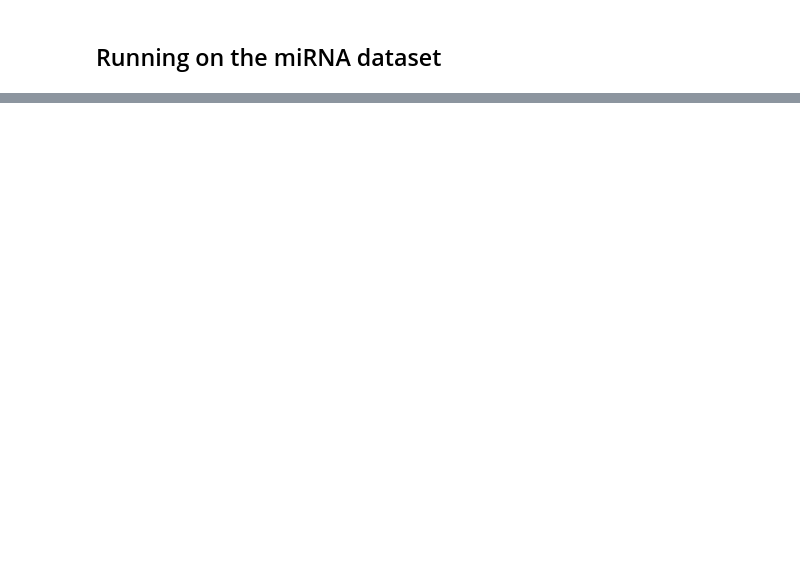
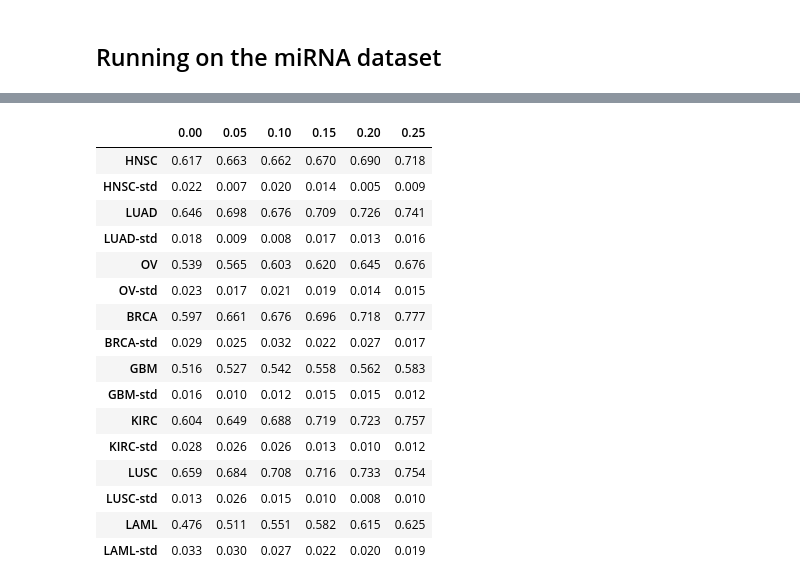
Before and after one commit to shaker82/MSSDA, a Jupyter notebook: SurvAIve/MSSDA/MSSDA_Notebook.ipynb, the cells around one changed output, grey strips where cells are left out. Cells and saved outputs as stored; diff of their text form; code cells hidden in the pictures; blank space fills up the shorter version.

```diff
--- a/SurvAIve/MSSDA/MSSDA_Notebook.ipynb
+++ b/SurvAIve/MSSDA/MSSDA_Notebook.ipynb
@@ -160,0 +458,40 @@ l3 = [8,9]
+# %%
+pkl_files = [results_folder/f for f in listdir(results_folder) if ".pkl" in f]
+parametrization_dic = defaultdict(lambda: defaultdict(lambda : defaultdict(lambda : defaultdict())))
+target_measure = -2 # -1 for c-index, and -2 for c-index'.
+target_epoch = 19
+for pkl_file in pkl_files:
+    with open(pkl_file, 'rb') as f:
+        unpickler = pickle.Unpickler(f)
+        new_args = unpickler.load()
+        key,domain,current_experiment, percent_target, value = get_params(new_args,target_epoch,target_measure)
+        parametrization_dic[key][domain][percent_target][current_experiment] = value
+
+results = pd.DataFrame()
+key = list(parametrization_dic.keys())[0]
+for domain in parametrization_dic[key].keys():
+    temp_dict = {}
+    for percent_target in parametrization_dic[key][domain].keys():
+
+        res = [parametrization_dic[key][domain][percent_target][i] for i in parametrization_dic[key][domain][percent_target].keys()]
+        temp_dict[percent_target] =  ["{:.3f}".format(np.mean(res)),"{:.3f}".format(np.std(res)/math.sqrt(5))]
+    results  = pd.concat([results, pd.DataFrame(temp_dict, index=[domain,f"{domain}-std"])])
+results
+# %% [output]
+|  | 0.00 | 0.05 | 0.10 | 0.15 | 0.20 | 0.25 |
+| HNSC | 0.617 | 0.663 | 0.662 | 0.670 | 0.690 | 0.718 |
+| HNSC-std | 0.022 | 0.007 | 0.020 | 0.014 | 0.005 | 0.009 |
+| LUAD | 0.646 | 0.698 | 0.676 | 0.709 | 0.726 | 0.741 |
+| LUAD-std | 0.018 | 0.009 | 0.008 | 0.017 | 0.013 | 0.016 |
+| OV | 0.539 | 0.565 | 0.603 | 0.620 | 0.645 | 0.676 |
+| OV-std | 0.023 | 0.017 | 0.021 | 0.019 | 0.014 | 0.015 |
+| BRCA | 0.597 | 0.661 | 0.676 | 0.696 | 0.718 | 0.777 |
+| BRCA-std | 0.029 | 0.025 | 0.032 | 0.022 | 0.027 | 0.017 |
+| GBM | 0.516 | 0.527 | 0.542 | 0.558 | 0.562 | 0.583 |
+| GBM-std | 0.016 | 0.010 | 0.012 | 0.015 | 0.015 | 0.012 |
+| KIRC | 0.604 | 0.649 | 0.688 | 0.719 | 0.723 | 0.757 |
+| KIRC-std | 0.028 | 0.026 | 0.026 | 0.013 | 0.010 | 0.012 |
+| LUSC | 0.659 | 0.684 | 0.708 | 0.716 | 0.733 | 0.754 |
+| LUSC-std | 0.013 | 0.026 | 0.015 | 0.010 | 0.008 | 0.010 |
+| LAML | 0.476 | 0.511 | 0.551 | 0.582 | 0.615 | 0.625 |
+| LAML-std | 0.033 | 0.030 | 0.027 | 0.022 | 0.020 | 0.019 |
```
Also changed, not shown: parts of 17 cells of this notebook.
